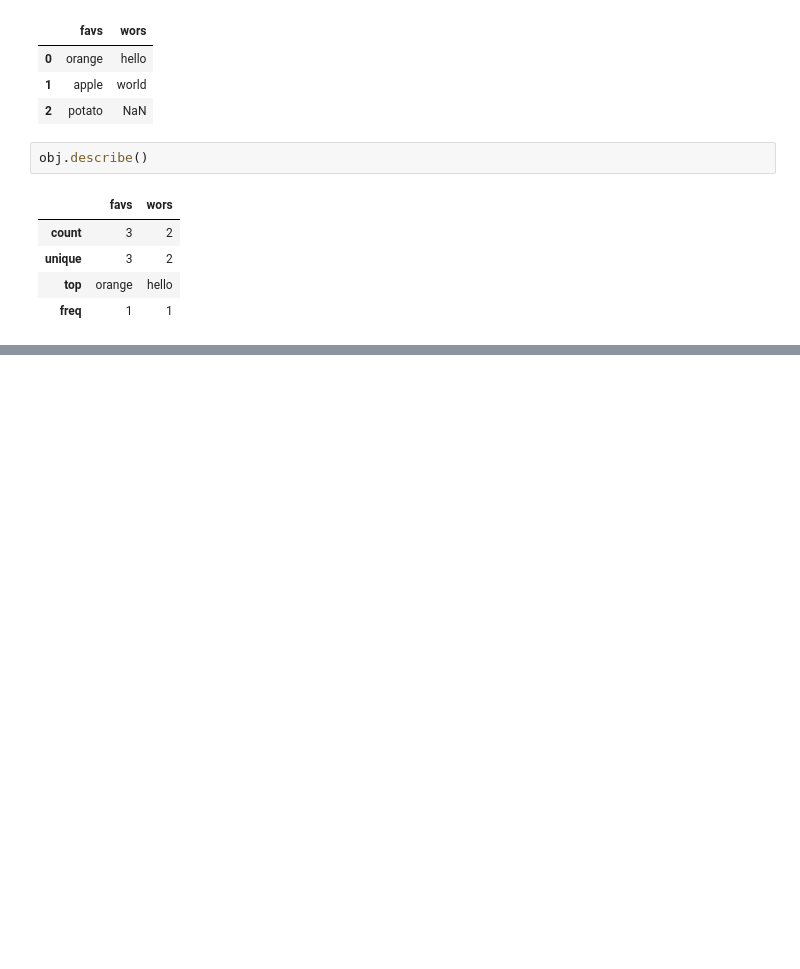
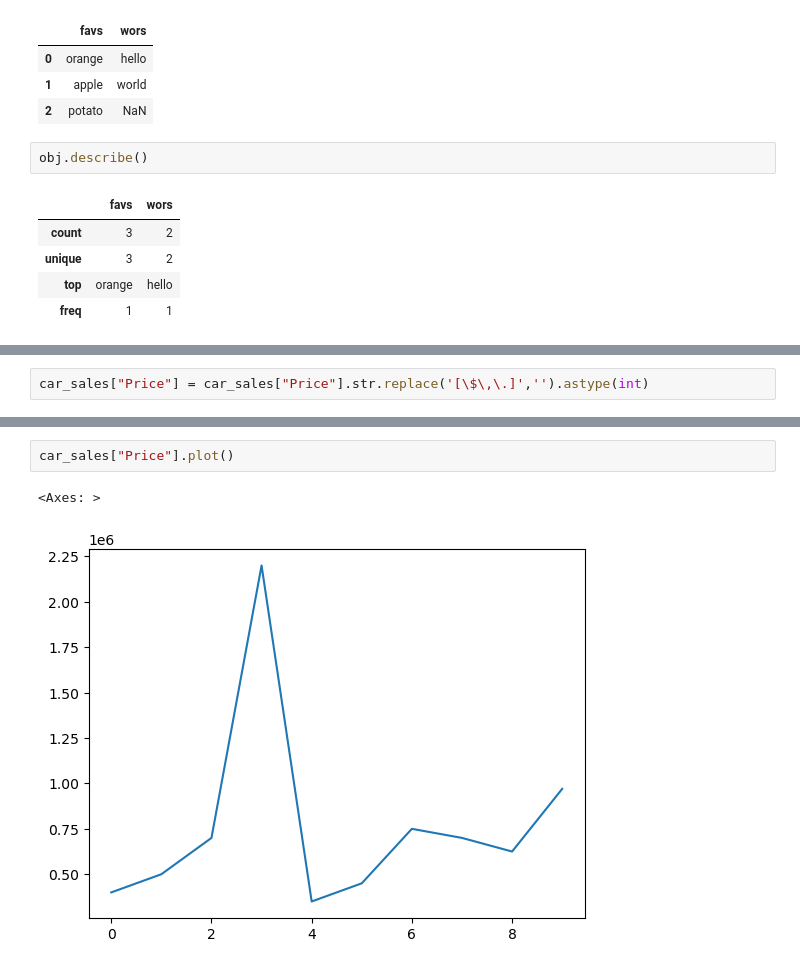
Before and after one commit to OhHiMerq/data-science-exploration, a Jupyter notebook: sample_project_1/introduction-to-pandas.ipynb, the cells around one changed output, grey strips where cells are left out. Drawn from its saved outputs; the diff is of its cells as text; blank space fills up the shorter version.

```diff
--- a/sample_project_1/introduction-to-pandas.ipynb
+++ b/sample_project_1/introduction-to-pandas.ipynb
@@ -143,0 +315,2 @@ obj.describe()
+# %%
+car_sales["Price"] = car_sales["Price"].str.replace('[\$\,\.]','').astype(int)
@@ -143,0 +331,5 @@ obj.describe()
+# %%
+car_sales["Price"].plot()
+# %% [output]
+<Axes: >
+[figure, added]
```
Also changed, not shown: parts of 24 cells of this notebook.
